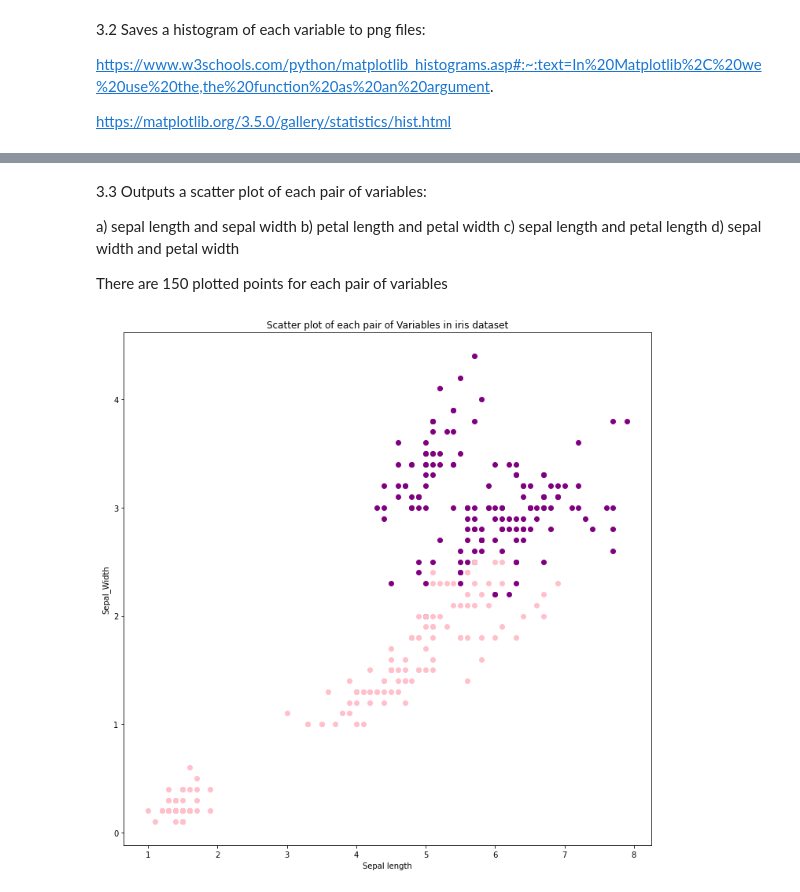
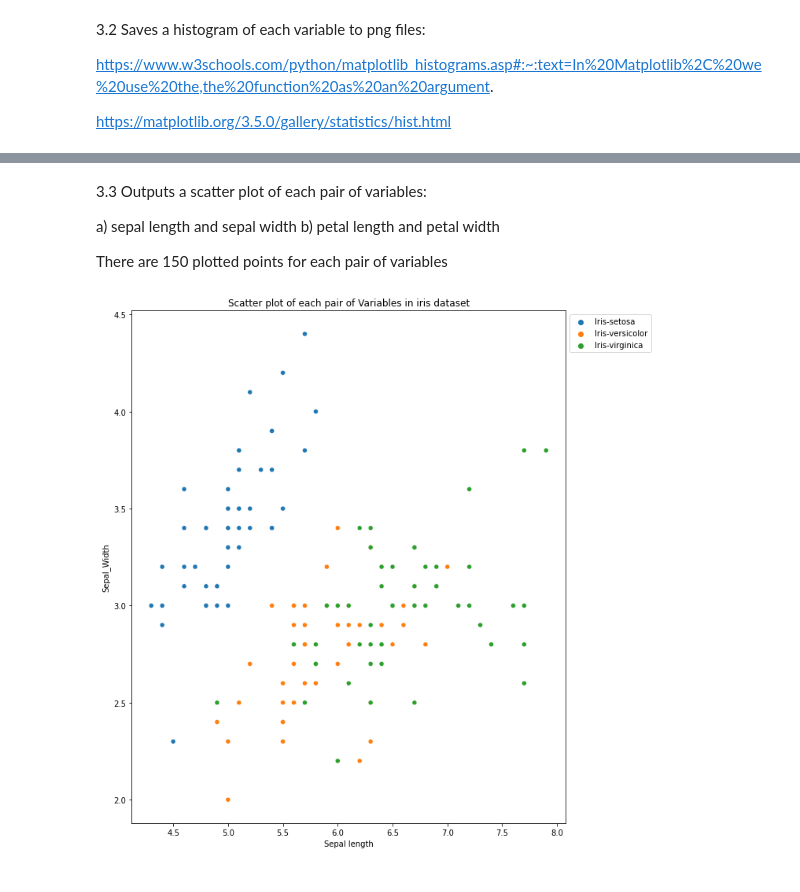
Before and after one commit to Cdoyle22/pands-project, a Jupyter notebook: Notes..ipynb, the cells around one changed output, grey strips where cells are left out. Drawn from its saved outputs; the diff is of its cells as text; code cells hidden in the pictures.

```diff
--- a/Notes..ipynb
+++ b/Notes..ipynb
@@ -89,28 +91,24 @@ plt.show()
 
 a) sepal length and sepal width
 b) petal length and petal width
-c) sepal length and petal length
-d) sepal width and petal width
 
 There are 150 plotted points for each pair of variables
 # %%
-
+import seaborn as sns
 import matplotlib.pyplot as plt
 
 x = data['sepal_length']
 y = data['sepal_width']
 
+z= data['class']
 
-plt.scatter(x, y, c= 'purple')
+sns.scatterplot(x, y, c= 'purple', hue = z)
 
-x = data['petal_length']
-y = data['petal_width']
-
-plt.scatter(x, y, c= 'pink')
+plt.legend(bbox_to_anchor=(1, 1), loc=2)
 
 plt.title ('Scatter plot of each pair of Variables in iris dataset')
 plt.xlabel ('Sepal length')
 plt.ylabel ('Sepal_Width')
 plt.show()
 # %% [output]
-[figure, old version]
+[figure, new version]
```
Also changed, not shown: parts of 3 cells of this notebook, 3 other files.
